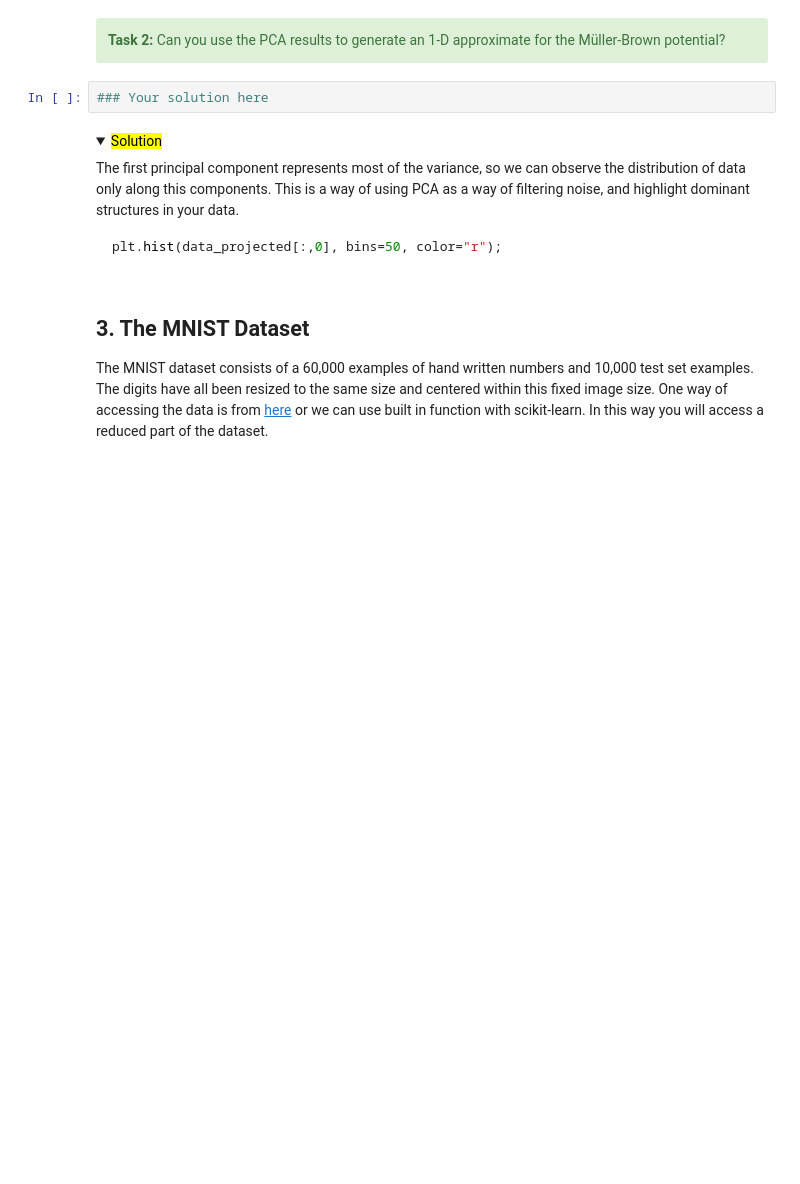
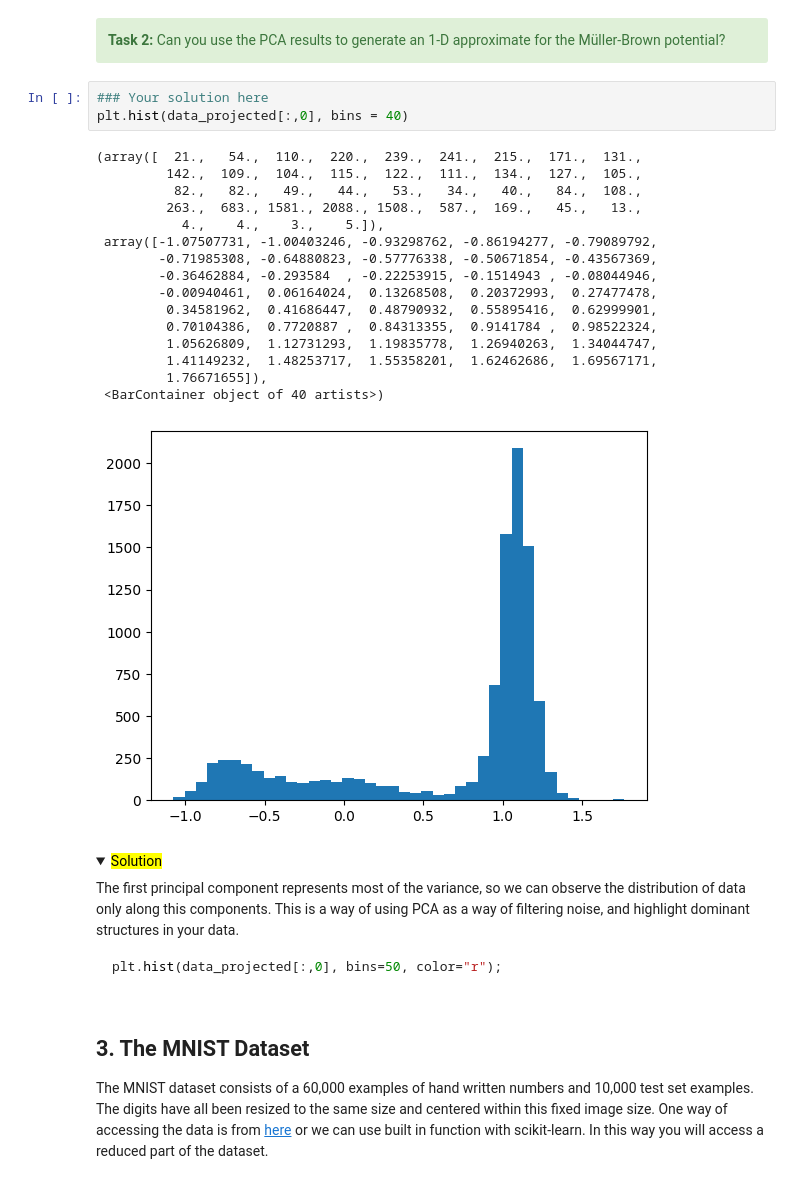
Before and after one commit to LadyLilyan/ML_chem, a Jupyter notebook: Workshops/workshop_02/01_dimensionality_reduction.ipynb, the cells around one changed output. Cells and saved outputs as stored; diff of their text form; folded sections open; blank space fills up the shorter version.

```diff
--- a/Workshops/workshop_02/01_dimensionality_reduction.ipynb
+++ b/Workshops/workshop_02/01_dimensionality_reduction.ipynb
@@ -185,6 +216,24 @@ print(data_projected)
 </div>
 # %%
 ### Your solution here
+plt.hist(data_projected[:,0], bins = 40)
+# %% [output]
+(array([  21.,   54.,  110.,  220.,  239.,  241.,  215.,  171.,  131.,
+         142.,  109.,  104.,  115.,  122.,  111.,  134.,  127.,  105.,
+          82.,   82.,   49.,   44.,   53.,   34.,   40.,   84.,  108.,
+         263.,  683., 1581., 2088., 1508.,  587.,  169.,   45.,   13.,
+           4.,    4.,    3.,    5.]),
+ array([-1.07507731, -1.00403246, -0.93298762, -0.86194277, -0.79089792,
+        -0.71985308, -0.64880823, -0.57776338, -0.50671854, -0.43567369,
+        -0.36462884, -0.293584  , -0.22253915, -0.1514943 , -0.08044946,
+        -0.00940461,  0.06164024,  0.13268508,  0.20372993,  0.27477478,
+         0.34581962,  0.41686447,  0.48790932,  0.55895416,  0.62999901,
+         0.70104386,  0.7720887 ,  0.84313355,  0.9141784 ,  0.98522324,
+         1.05626809,  1.12731293,  1.19835778,  1.26940263,  1.34044747,
+         1.41149232,  1.48253717,  1.55358201,  1.62462686,  1.69567171,
+         1.76671655]),
+ <BarContainer object of 40 artists>)
+[figure, added]
 # %% [markdown]
 <details>
 <summary> <mark> Solution</mark> </summary>
```
Also changed, not shown: parts of 14 cells of this notebook.
